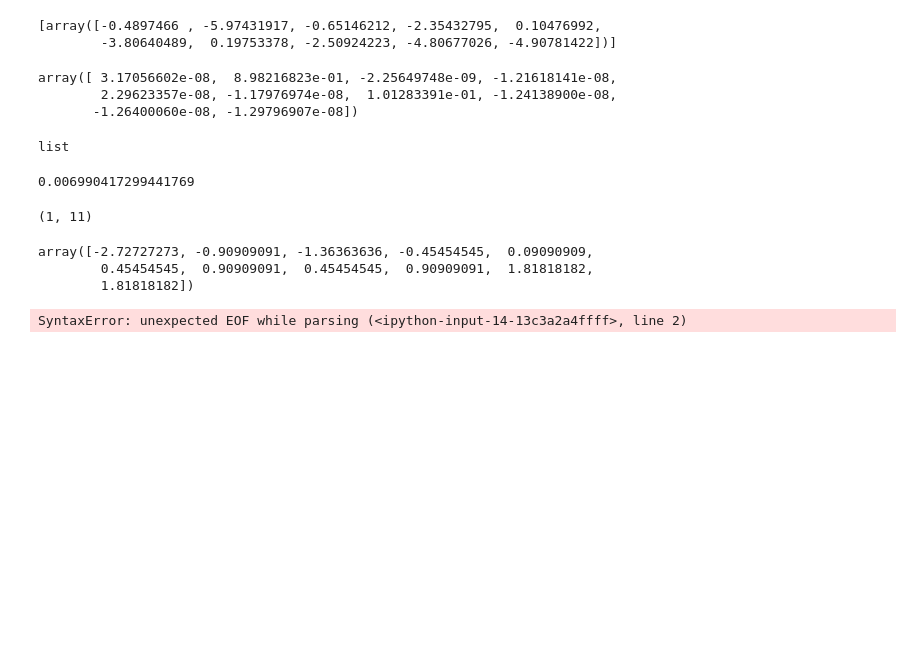
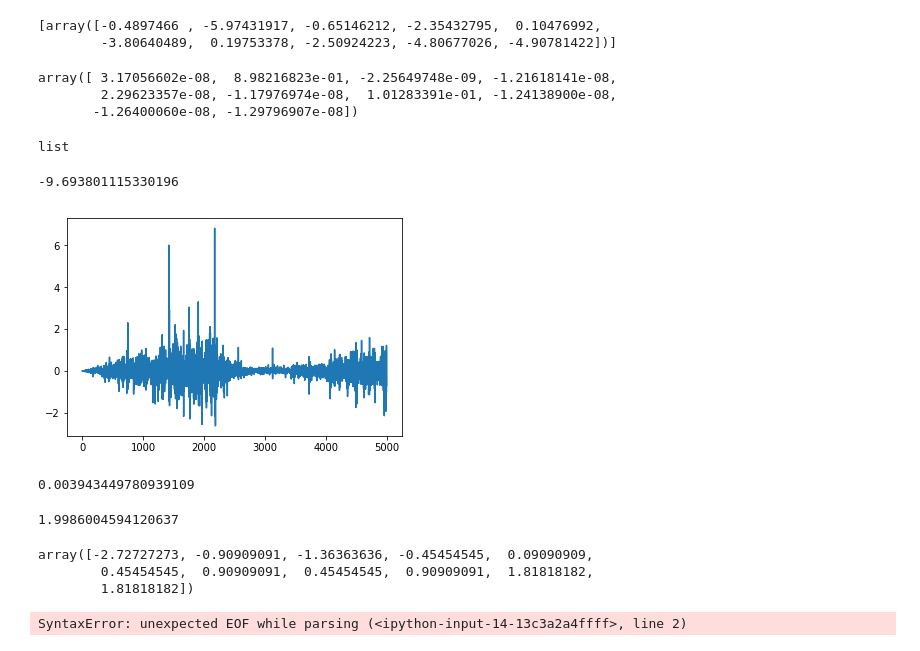
Before and after one commit to ucfbrd/ML-Quant-Finance, a Jupyter notebook: youssef.ipynb, the cells around one changed output. Cells and saved outputs as stored; diff of their text form; code cells hidden in the pictures; blank space fills up the shorter version.

```diff
--- a/youssef.ipynb
+++ b/youssef.ipynb
@@ -469,7 +466,7 @@ def MarkowitzWithTransactionsCost(n,mu,GT,x0,w,gamma,f,g):
 
         # Integer optimization problems can be very hard to solve so limiting the
         # maximum amount of time is a valuable safe guard
-        M.setSolverParam('mioMaxTime', 180.0)
+        M.setSolverParam('mioMaxTime', 1000.0)
         M.solve()
 
         #print("\n-----------------------------------------------------------------------------------");
@@ -489,5 +486,3 @@ def rebalance_y(n,previous_prices,x0,w,mu,gamma=1):
 # %%
 close = pd.ExcelFile('close.xlsx')
 dq=np.array(close.parse(0))
-# %%
-dq=dq[:,0:3]
@@ -557,18 +556,16 @@ def backtest(prices, predictions, initial_weights):
     weights = initial_weights
     portfolio_return = []
     prev_weight = weights
-    for i in range(0,1000):
+    for i in range(0,5000):
         print(i)
         predicted_return = prediction_return[i]
         previous_return = returns[:,length_past+i]
         previous_returns = returns[:,0:length_past+i]
-        if i==0:
-            new_weight = rebalance_y(3,previous_returns,mu=predicted_return.tolist(),x0=prev_weight,w=1,gamma=0.5)
-        else:
-            new_weight = rebalance_y(3,previous_returns,mu=predicted_return.tolist(),x0=prev_weight,w=0,gamma=0.5)
+        new_weight = rebalance_y(10,previous_returns,mu=predicted_return.tolist(),x0=prev_weight,w=1,gamma=0.5)
         period_return = new_weight*np.log(prices[:,length_past+i+1]/prices[:,length_past+i])
         portfolio_return.append(np.sum(period_return))
         prev_weight = new_weight
+        print(new_weight)
     return portfolio_return
 # %%
 prices=dq.T
@@ -607,6 +604,6 @@ rebalance_y(3,previous_returns,mu=predicted_return.tolist(),x0=[0.0,0.0,0.0],w=1
 # %% [output]
 array([ 9.98500078e-01, -1.90801196e-08,  6.01256735e-08])
 # %%
-x=backtest(dq.T, predictcur, np.repeat(1/3,3))
+x2=backtest(dq.T, predictcur, np.repeat(1/10,10))
 # %% [output]
 0
@@ -645,9 +642,11 @@ rebalance_y(10,previous_prices,mu=predicted_price.tolist(),x0=prev_weight,w=1,ga
 list
 # %%
 import matplotlib.pyplot as plt
-sum(x)
+plt.plot(x2)
+sum(x2)
 # %% [output]
-0.006990417299441769
+-9.693801115330196
+[figure, added]
 # %%
 # takes current_weights (n,1), previous_prices(n,t), next_price_pred(n,1) outputs updated_weighted (n,1)
 def rebalance(current_weights, previous_prices, next_price_prediction, transaction_cost=0.0005):
@@ -677,10 +676,18 @@ previous_prices = np.reshape(previous_prices,(11,100))
 current_weights = np.repeat(1/11,11)
 #previous_prices = np.repeat(100,11)
 next_price_prediction = np.array([[95,96,97,98,99,100,101,102,103,104,105]])
-# %%
-next_price_prediction.shape
-# %% [output]
-(1, 11)
+# %%
+sum([-1.00835304e-08, -1.41057215e-08, -6.31430920e-10, -8.91386841e-09,
+  1.68087230e-08, -1.39296899e-08,  3.94351517e-03, -6.27512976e-09,
+ -1.40332767e-08, -1.42251363e-08])
+# %% [output]
+0.003943449780939109
+# %%
+sum([ 2.46827783e-09, -3.38387466e-09,  1.14274261e-09, -2.27042248e-09,
+  1.99860033e+00, -2.84756164e-09,  1.42514222e-07, -1.91787958e-09,
+ -3.07848920e-09, -3.21495098e-09])
+# %% [output]
+1.9986004594120637
 # %%
 rebalance(current_weights, previous_prices, next_price_prediction, transaction_cost=0.0005)
 # %% [output]
```
Also changed, not shown: parts of 6 cells of this notebook, 1 other file.
